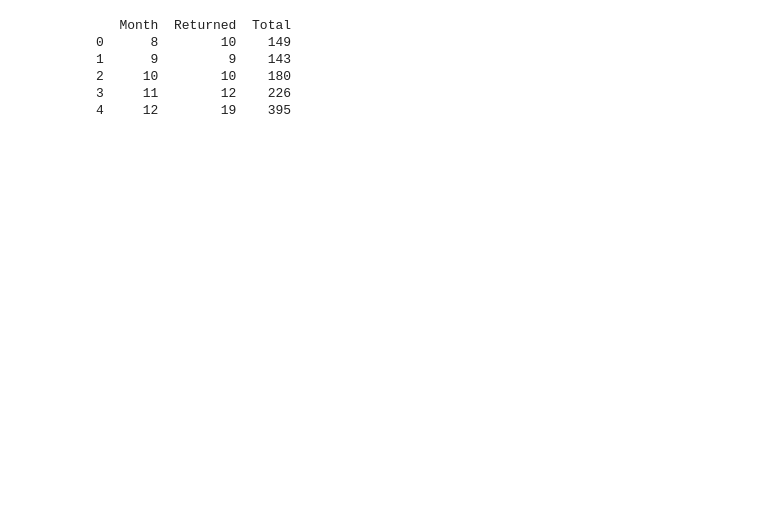
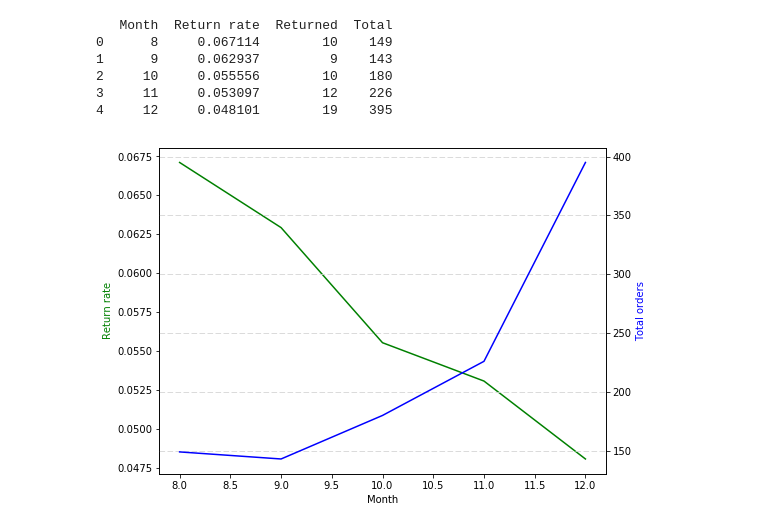
Before and after one commit to Richard-Hendricks/UIUC-Fall-2017, a Jupyter notebook: OA/Casper.ipynb, the cells around one changed output. Drawn from its saved outputs; the diff is of its cells as text; code cells hidden in the pictures; blank space fills up the shorter version.

```diff
--- a/OA/Casper.ipynb
+++ b/OA/Casper.ipynb
@@ -70,12 +72,33 @@ temp1 = df.groupby('month_ordered')['orders'].sum()
 # Get the sum of the orders per month
 temp2 = df.loc[df['orderstatus'] == "returned"].groupby('month_ordered')['orders'].sum()
 
-# Merge two
-print(pd.DataFrame({"Month": range(8, 13), "Total": temp1, "Returned": temp2}).reset_index(drop = True))
+# Calculate return rate
+new_df = pd.DataFrame({"Month": range(8, 13),
+                       "Total": temp1,
+                       "Returned": temp2,
+                       "Return rate": temp2 / temp1}).reset_index(drop = True)
+
+print(new_df)
 # %% [output]
-   Month  Returned  Total
-0      8        10    149
-1      9         9    143
-2     10        10    180
-3     11        12    226
-4     12        19    395
+   Month  Return rate  Returned  Total
+0      8     0.067114        10    149
+1      9     0.062937         9    143
+2     10     0.055556        10    180
+3     11     0.053097        12    226
+4     12     0.048101        19    395
+# %%
+x = np.arange(8, 13, 1)
+fig, ax1 = plt.subplots(figsize = (8, 6))
+ax2 = ax1.twinx()
+
+ax1.plot(x, new_df["Return rate"], 'g-', label = 'return rate')
+ax2.plot(x, new_df["Total"], 'b-', label = 'total orders')
+
+ax1.set_xlabel("Month")
+ax1.set_ylabel("Return rate", color = "g")
+ax2.set_ylabel("Total orders", color = "b")
+plt.grid(color = 'lightgray', linestyle = '--')
+
+plt.show()
+# %% [output]
+[figure, added]
```
Also changed, not shown: parts of 18 cells of this notebook.
